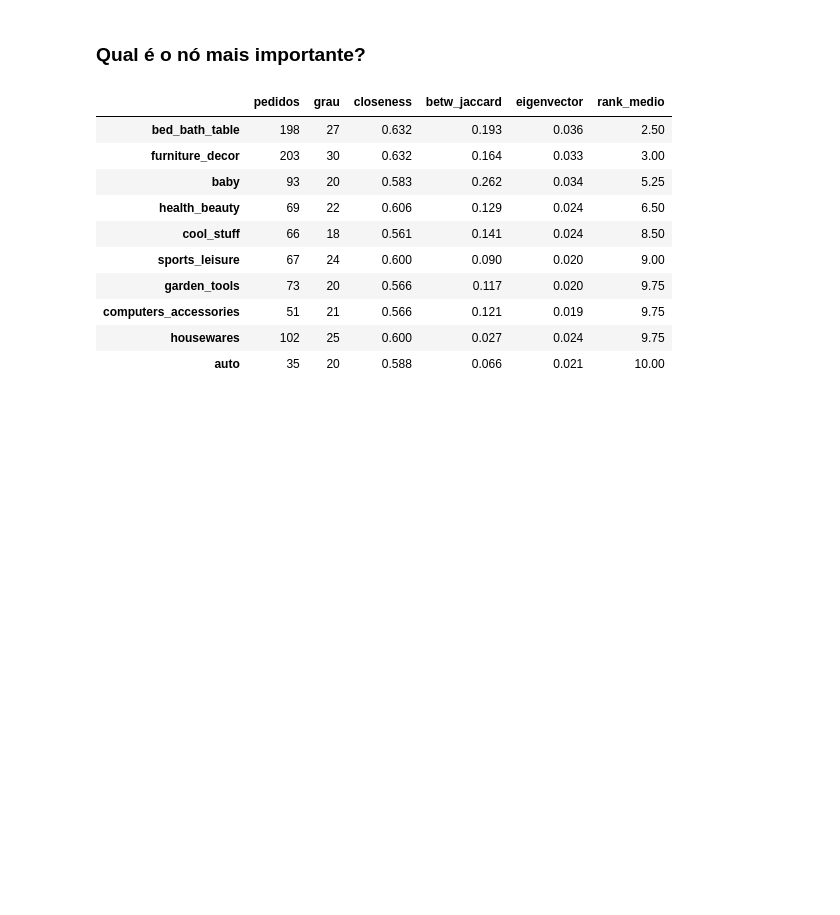
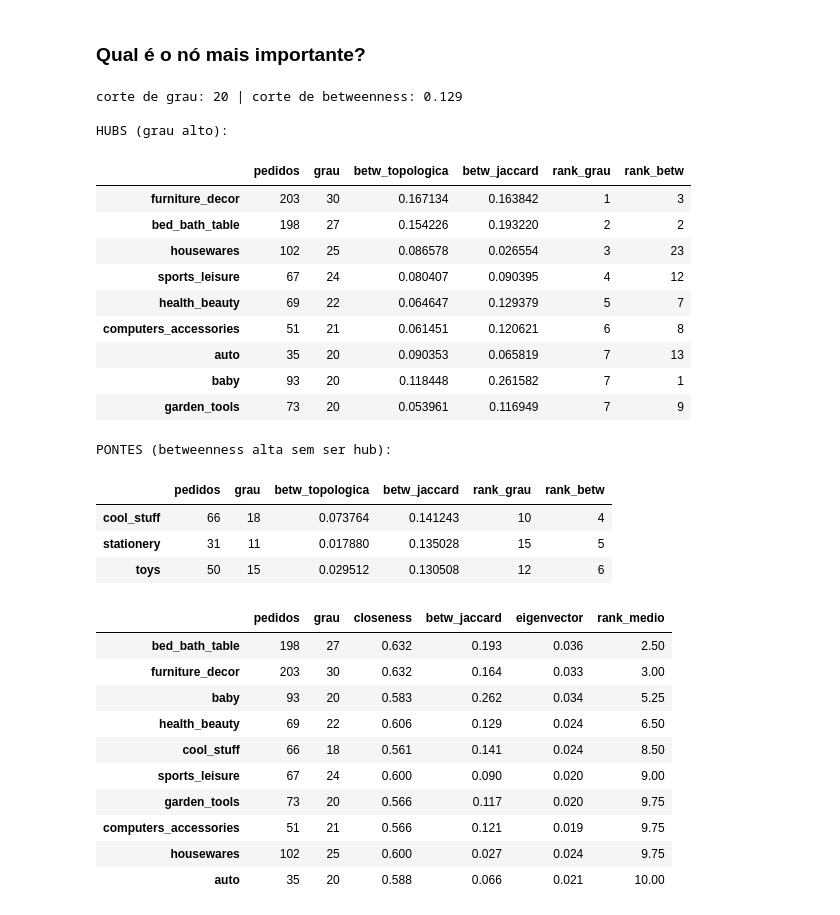
Before and after one commit to dka0086/Analise-de-rede-de-grafos-Olist, a Jupyter notebook: Olist_analise_grafos.ipynb, the cells around one changed output. Drawn from its saved outputs; the diff is of its cells as text; code cells hidden in the pictures; blank space fills up the shorter version.

```diff
--- a/Olist_analise_grafos.ipynb
+++ b/Olist_analise_grafos.ipynb
@@ -364,5 +364,39 @@ plt.show()
 # %% [markdown]
 ### Qual é o nó mais importante?
+# %%
+corte_grau = cent["grau"].quantile(0.90)
+corte_betw = cent["betw_jaccard"].quantile(0.90)
+
+cent["hub"] = cent["grau"] >= corte_grau
+cent["ponte"] = (cent["betw_jaccard"] >= corte_betw) & (~cent["hub"])
+
+cols = ["pedidos", "grau", "betw_topologica", "betw_jaccard", "rank_grau", "rank_betw"]
+print(f"corte de grau: {corte_grau:.0f} | corte de betweenness: {corte_betw:.3f}")
+
+print("\nHUBS (grau alto):")
+display(cent[cent["hub"]].sort_values("grau", ascending=False)[cols])
+
+print("PONTES (betweenness alta sem ser hub):")
+display(cent[cent["ponte"]].sort_values("betw_jaccard", ascending=False)[cols])
+# %% [output]
+corte de grau: 20 | corte de betweenness: 0.129
+
+HUBS (grau alto):
+|  | pedidos | grau | betw_topologica | betw_jaccard | rank_grau | rank_betw |
+| furniture_decor | 203 | 30 | 0.167134 | 0.163842 | 1 | 3 |
+| bed_bath_table | 198 | 27 | 0.154226 | 0.193220 | 2 | 2 |
+| housewares | 102 | 25 | 0.086578 | 0.026554 | 3 | 23 |
+| sports_leisure | 67 | 24 | 0.080407 | 0.090395 | 4 | 12 |
+| health_beauty | 69 | 22 | 0.064647 | 0.129379 | 5 | 7 |
+| computers_accessories | 51 | 21 | 0.061451 | 0.120621 | 6 | 8 |
+| auto | 35 | 20 | 0.090353 | 0.065819 | 7 | 13 |
+| baby | 93 | 20 | 0.118448 | 0.261582 | 7 | 1 |
+| garden_tools | 73 | 20 | 0.053961 | 0.116949 | 7 | 9 |
+PONTES (betweenness alta sem ser hub):
+|  | pedidos | grau | betw_topologica | betw_jaccard | rank_grau | rank_betw |
+| cool_stuff | 66 | 18 | 0.073764 | 0.141243 | 10 | 4 |
+| stationery | 31 | 11 | 0.017880 | 0.135028 | 15 | 5 |
+| toys | 50 | 15 | 0.029512 | 0.130508 | 12 | 6 |
 # %%
 cent["closeness"] = pd.Series(nx.closeness_centrality(G_jac))
 cols = ["grau", "closeness", "betw_jaccard", "eigenvector"]
```
Also changed, not shown: parts of 3 cells of this notebook.
